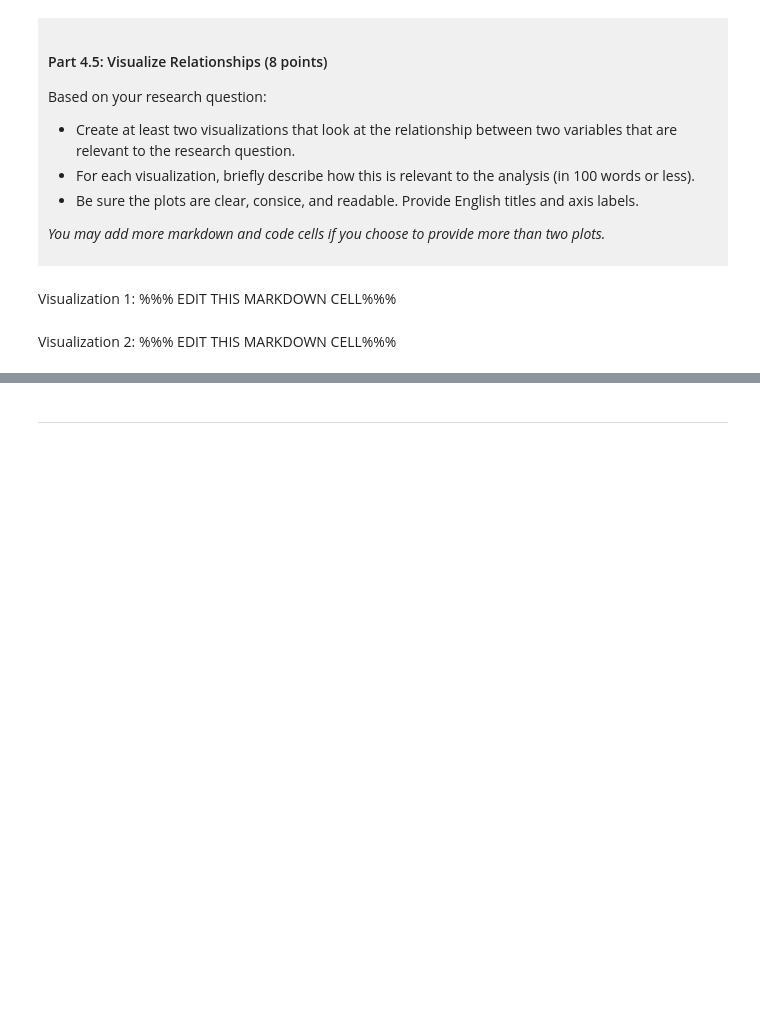
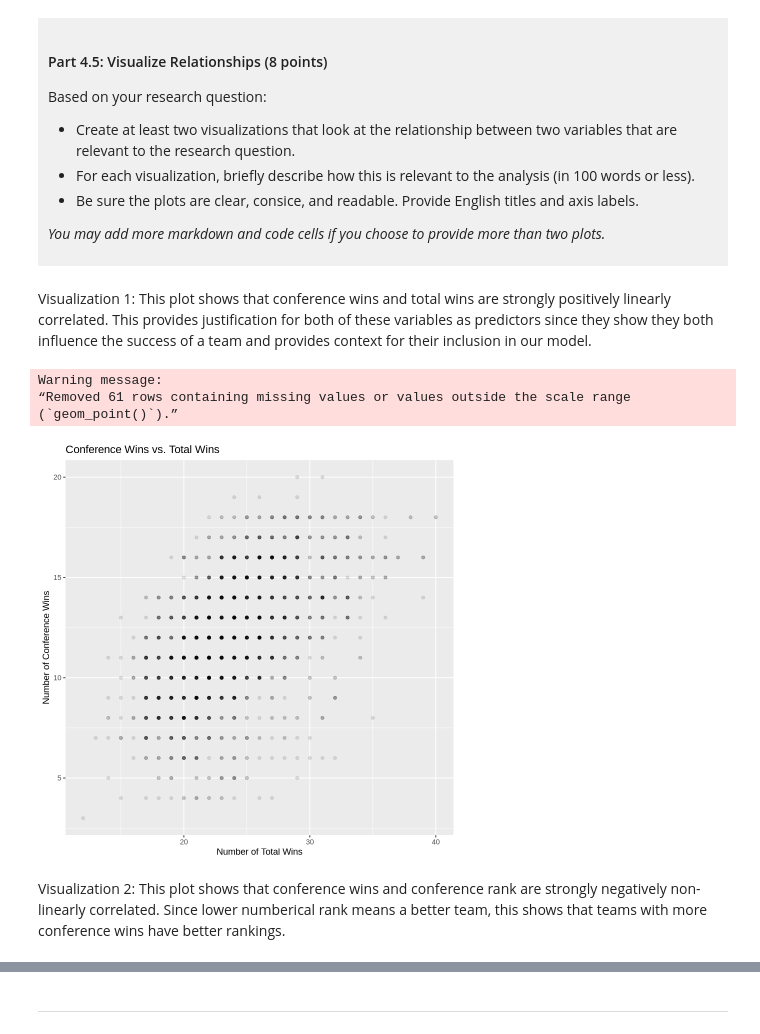
Before and after one commit to kboulos10011/DSCI-100-Project-Kaitlyn-Boulos, a Jupyter notebook: dsci-100-project-notebook.ipynb, the cells around one changed output, grey strips where cells are left out. Saved outputs shown, nothing was run; the diff lists cells and outputs as text; code cells hidden in the pictures; blank space fills up the shorter version.

```diff
--- a/dsci-100-project-notebook.ipynb
+++ b/dsci-100-project-notebook.ipynb
@@ -306,9 +368,19 @@ Based on your research question:
 *You may add more markdown and code cells if you choose to provide more than two plots.*
 </div>
 # %% [markdown]
-Visualization 1: %%% EDIT THIS MARKDOWN CELL%%%
+Visualization 1: This plot shows that conference wins and total wins are strongly positively linearly correlated. This provides justification for both of these variables as predictors since they show they both influence the success of a team and provides context for their inclusion in our model.
 # %%
-### EDIT THIS CODE CELL FOR VISUALIZATION 1###
+confvstotalwinplot<- ggplot(tidy_bb, aes(x=total_wins, y=conf_wins))+
+geom_point(alpha=.1)+
+labs(x= "Number of Total Wins", y="Number of Conference Wins")+
+ggtitle("Conference Wins vs. Total Wins")
+
+confvstotalwinplot
+# %% [output]
+Warning message:
+“Removed 61 rows containing missing values or values outside the scale range
+(`geom_point()`).”
+[figure, added]
 # %% [markdown]
-Visualization 2: %%% EDIT THIS MARKDOWN CELL%%%
+Visualization 2: This plot shows that conference wins and conference rank are strongly negatively non-linearly correlated. Since lower numberical rank means a better team, this shows that teams with more conference wins have better rankings.
 # %%
```
Also changed, not shown: parts of 10 cells of this notebook.
